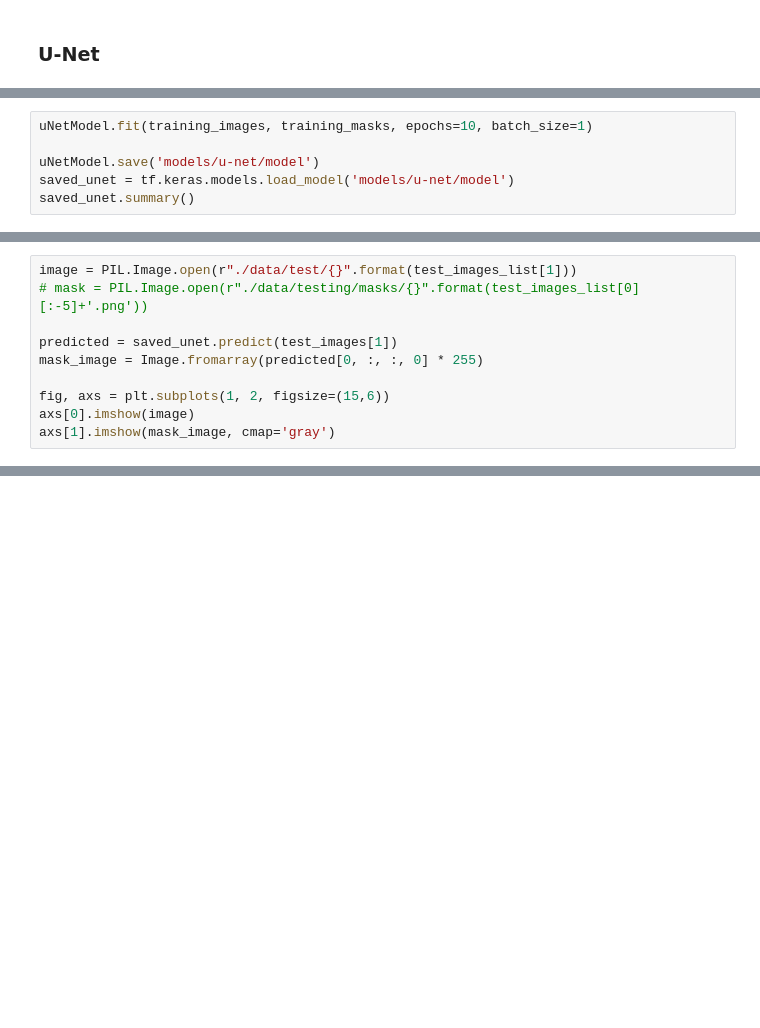
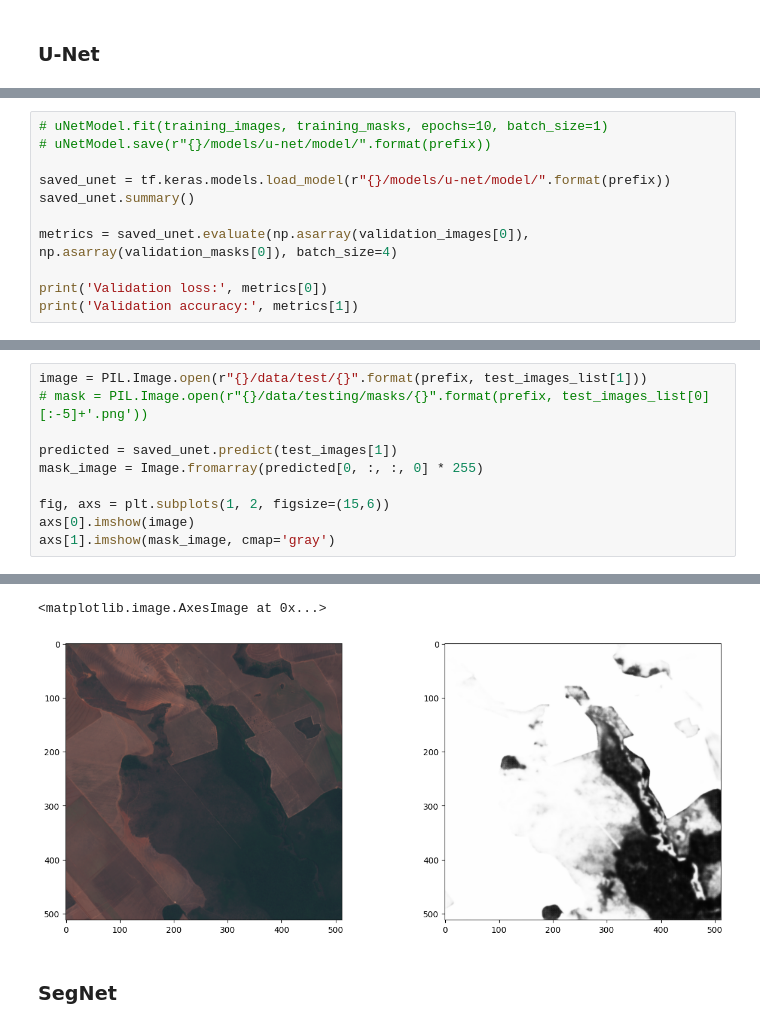
Before and after one commit to radufx/deftrack-experiments, a Jupyter notebook: training.ipynb, the cells around one changed output, grey strips where cells are left out. Cells and saved outputs as stored; diff of their text form; blank space fills up the shorter version.

```diff
--- a/training.ipynb
+++ b/training.ipynb
@@ -203,9 +218,14 @@ Trainable params: 31,031,745
 Non-trainable params: 0
 __________________________________________________________________________________________________
 # %%
-uNetModel.fit(training_images, training_masks, epochs=10, batch_size=1)
+# uNetModel.fit(training_images, training_masks, epochs=10, batch_size=1)
+# uNetModel.save(r"{}/models/u-net/model/".format(prefix))
 
-uNetModel.save('models/u-net/model')
-saved_unet = tf.keras.models.load_model('models/u-net/model')
+saved_unet = tf.keras.models.load_model(r"{}/models/u-net/model/".format(prefix))
 saved_unet.summary()
+
+metrics = saved_unet.evaluate(np.asarray(validation_images[0]), np.asarray(validation_masks[0]), batch_size=4)
+
+print('Validation loss:', metrics[0])
+print('Validation accuracy:', metrics[1])
 # %% [output]
@@ -221,6 +249,6 @@ Epoch 5/10
 # %%
-image = PIL.Image.open(r"./data/test/{}".format(test_images_list[1]))
-# mask = PIL.Image.open(r"./data/testing/masks/{}".format(test_images_list[0][:-5]+'.png'))
+image = PIL.Image.open(r"{}/data/test/{}".format(prefix, test_images_list[1]))
+# mask = PIL.Image.open(r"{}/data/testing/masks/{}".format(prefix, test_images_list[0][:-5]+'.png'))
 
 predicted = saved_unet.predict(test_images[1])
 mask_image = Image.fromarray(predicted[0, :, :, 0] * 255)
@@ -228,3 +256,4 @@ mask_image = Image.fromarray(predicted[0, :, :, 0] * 255)
 fig, axs = plt.subplots(1, 2, figsize=(15,6))
 axs[0].imshow(image)
 axs[1].imshow(mask_image, cmap='gray')
+# %% [output]
@@ -230,0 +261,4 @@ axs[1].imshow(mask_image, cmap='gray')
+<matplotlib.image.AxesImage at 0x...>
+[figure, added]
+# %% [markdown]
+### SegNet
```
Also changed, not shown: parts of 11 cells of this notebook, 11 other files.
